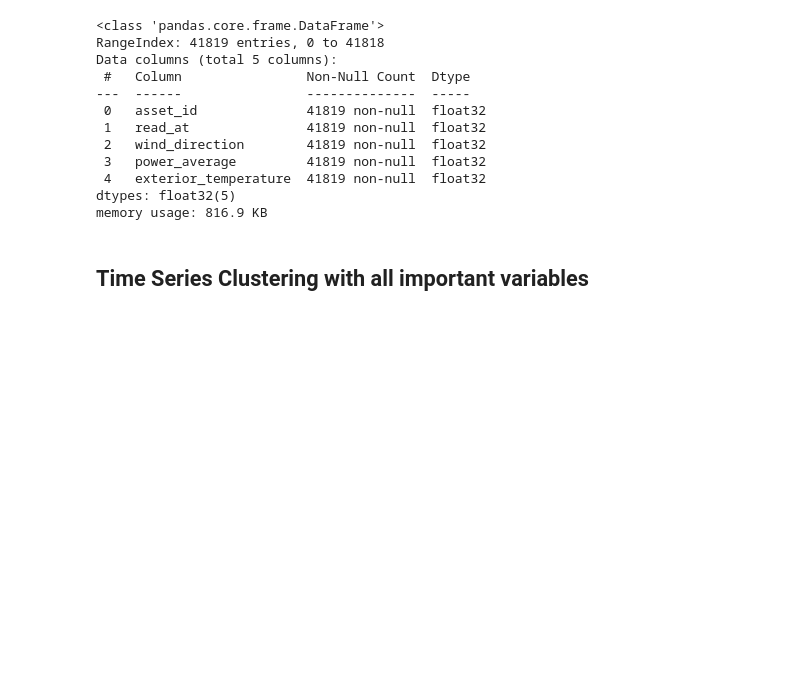
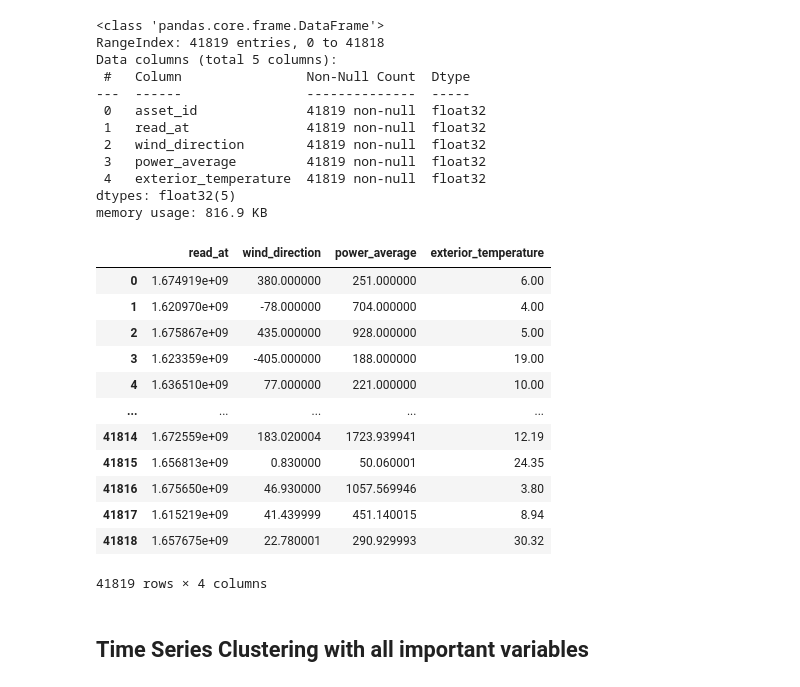
Before and after one commit to sarabreu/thesis_dev, a Jupyter notebook: 5_time_series_clustering/all_imp_vars/raw_wind.ipynb, the cells around one changed output. Drawn from its saved outputs; the diff is of its cells as text; code cells hidden in the pictures; blank space fills up the shorter version.

```diff
--- a/5_time_series_clustering/all_imp_vars/raw_wind.ipynb
+++ b/5_time_series_clustering/all_imp_vars/raw_wind.ipynb
@@ -155,6 +157,22 @@ Data columns (total 5 columns):
  4   exterior_temperature  41819 non-null  float32
 dtypes: float32(5)
 memory usage: 816.9 KB
+# %%
+X.loc[:,'read_at':]
+# %% [output]
+|  | read_at | wind_direction | power_average | exterior_temperature |
+| 0 | 1.674919e+09 | 380.000000 | 251.000000 | 6.00 |
+| 1 | 1.620970e+09 | -78.000000 | 704.000000 | 4.00 |
+| 2 | 1.675867e+09 | 435.000000 | 928.000000 | 5.00 |
+| 3 | 1.623359e+09 | -405.000000 | 188.000000 | 19.00 |
+| 4 | 1.636510e+09 | 77.000000 | 221.000000 | 10.00 |
+| ... | ... | ... | ... | ... |
+| 41814 | 1.672559e+09 | 183.020004 | 1723.939941 | 12.19 |
+| 41815 | 1.656813e+09 | 0.830000 | 50.060001 | 24.35 |
+| 41816 | 1.675650e+09 | 46.930000 | 1057.569946 | 3.80 |
+| 41817 | 1.615219e+09 | 41.439999 | 451.140015 | 8.94 |
+| 41818 | 1.657675e+09 | 22.780001 | 290.929993 | 30.32 |
+41819 rows × 4 columns
 # %%
 X_grouped = X.groupby('asset_id')
 # %% [markdown]
```
Also changed, not shown: parts of 9 cells of this notebook, 3 other files.
